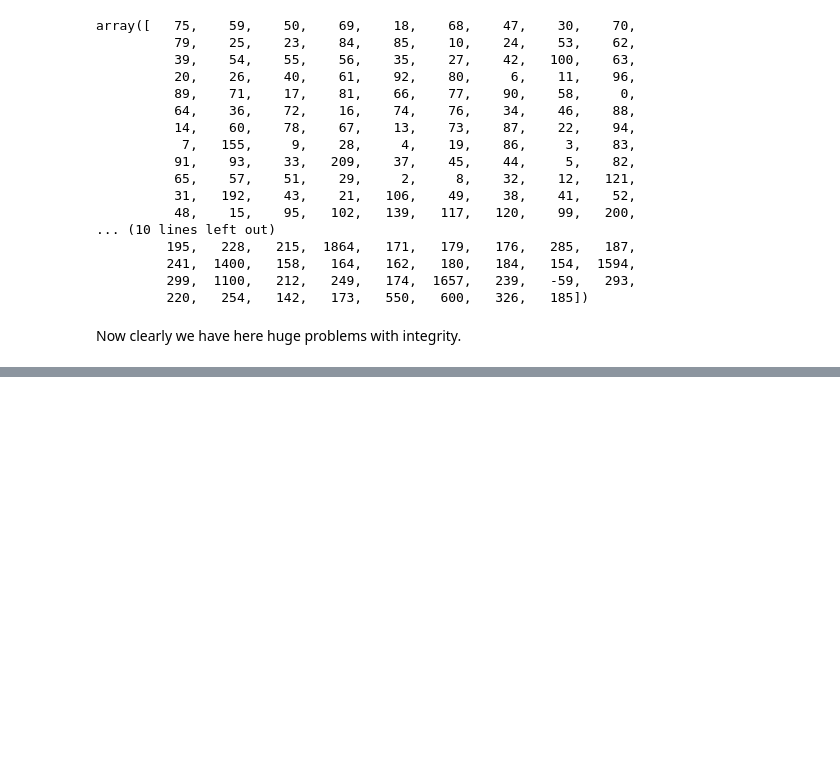
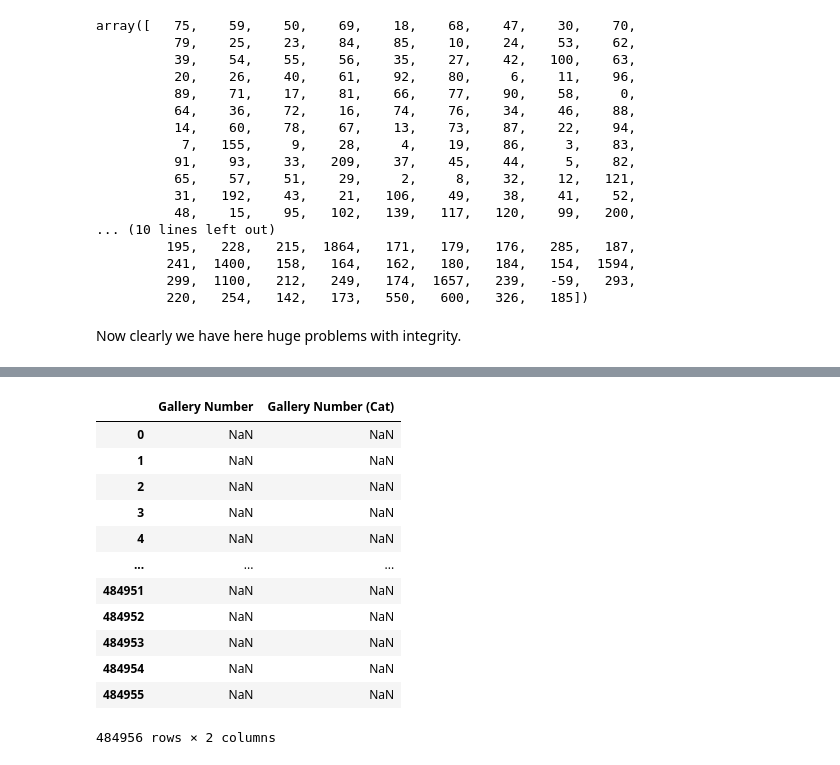
Before and after one commit to nickobard/Data-Preprocessing-Course, a Jupyter notebook: 01/01_homework.ipynb, the cells around one changed output, grey strips where cells are left out. Saved outputs shown, nothing was run; the diff lists cells and outputs as text; code cells hidden in the pictures; blank space fills up the shorter version.

```diff
--- a/01/01_homework.ipynb
+++ b/01/01_homework.ipynb
@@ -912,0 +975,3 @@ del df_abd_aed
+# %%
+df_gal_num = pd.read_csv(dataset_path, usecols=['Gallery Number'], dtype=str)
+df_gal_num
@@ -912,0 +1013,18 @@ del df_abd_aed
+# %%
+cat_gallery_number = CategoricalDtype(categories=df_gal_num['Gallery Number'].dropna().unique())
+df_gal_num['Gallery Number (Cat)'] = df_gal_num['Gallery Number'].astype(cat_gallery_number)
+df_gal_num
+# %% [output]
+|  | Gallery Number | Gallery Number (Cat) |
+| 0 | NaN | NaN |
+| 1 | NaN | NaN |
+| 2 | NaN | NaN |
+| 3 | NaN | NaN |
+| 4 | NaN | NaN |
+| ... | ... | ... |
+| 484951 | NaN | NaN |
+| 484952 | NaN | NaN |
+| 484953 | NaN | NaN |
+| 484954 | NaN | NaN |
+| 484955 | NaN | NaN |
+484956 rows × 2 columns
```
Also changed, not shown: parts of 47 cells of this notebook.
